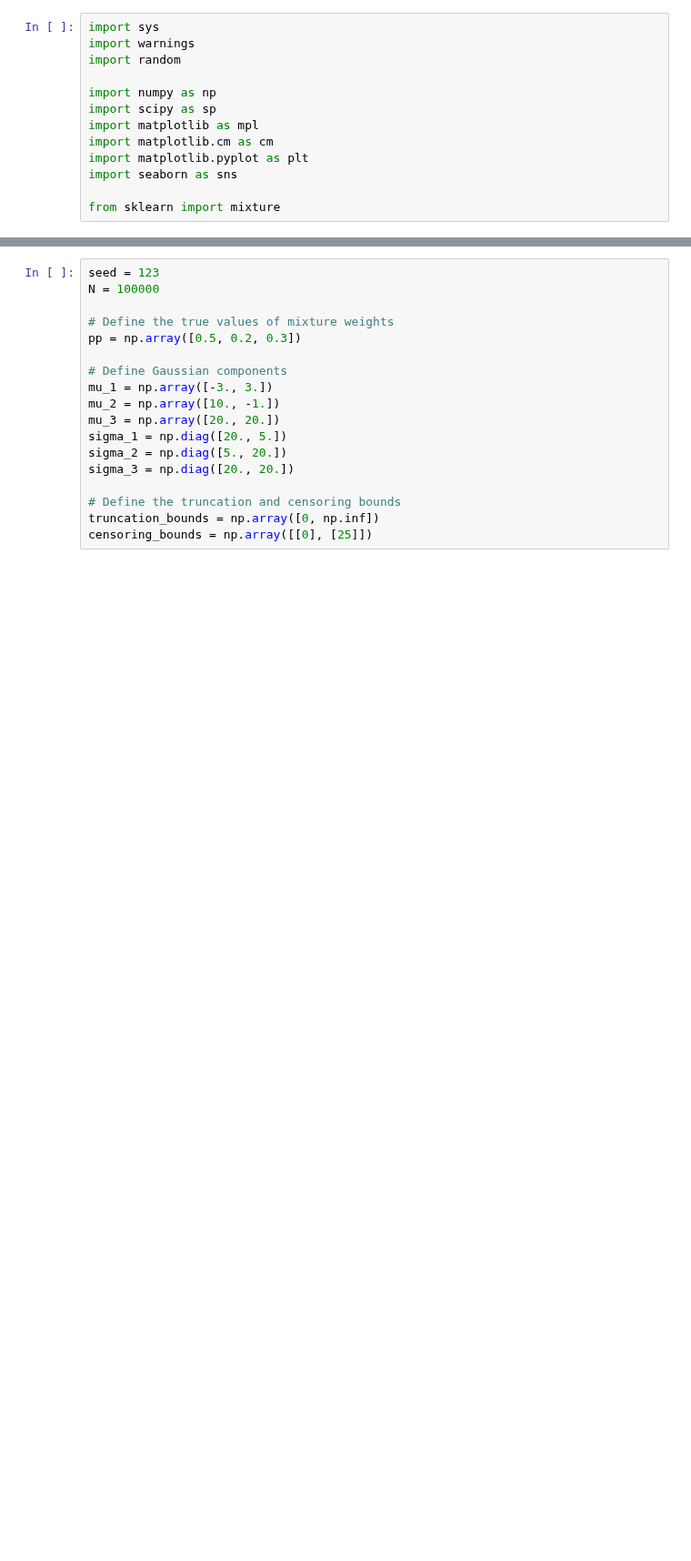
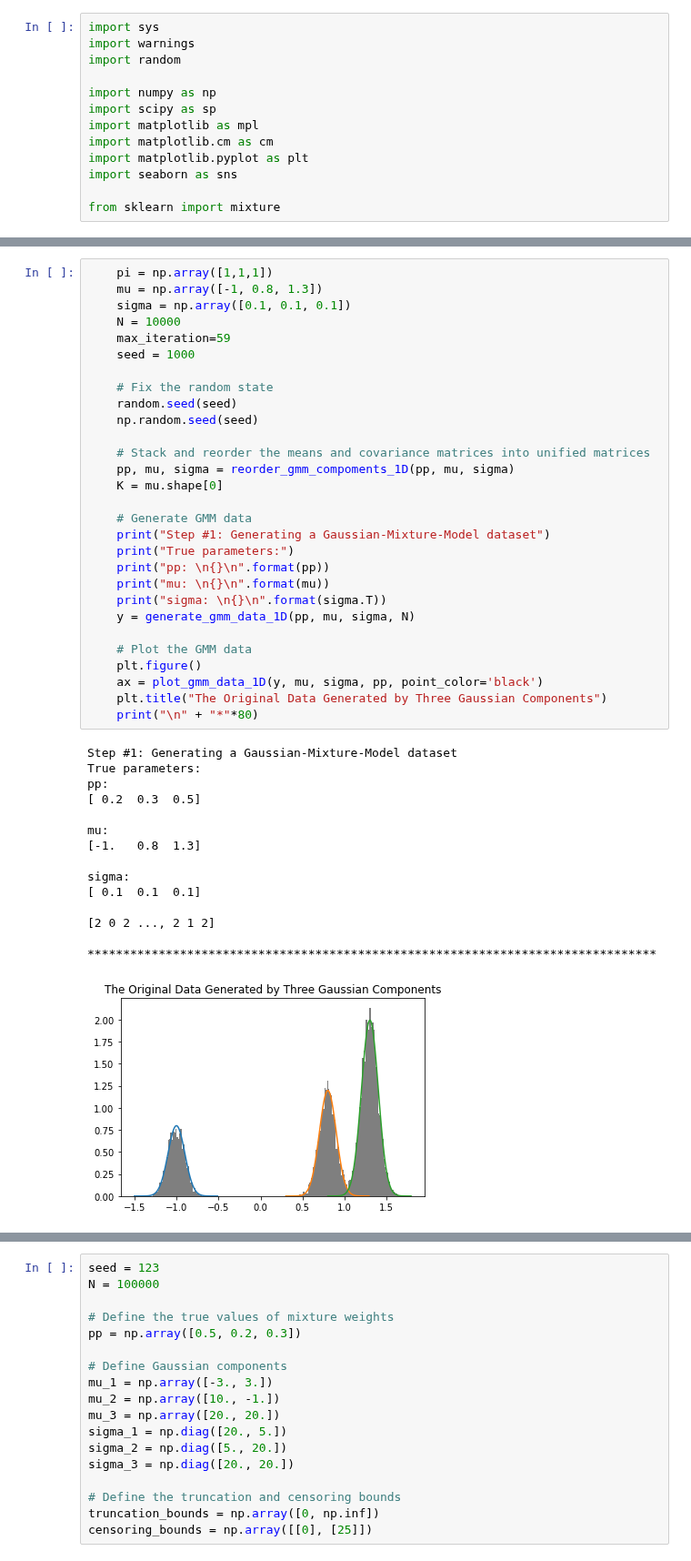
Before and after one commit to Hoseung/astroBF, a Jupyter notebook: notebooks/Lee_n_Scott2012_by_Tranbahien.ipynb, the cells around one changed output, grey strips where cells are left out. Shown at 91% size. Cells and saved outputs as stored; diff of their text form; blank space fills up the shorter version.

```diff
--- a/notebooks/Lee_n_Scott2012_by_Tranbahien.ipynb
+++ b/notebooks/Lee_n_Scott2012_by_Tranbahien.ipynb
@@ -130,0 +334,45 @@ Step #7: Showing the plots
+# %%
+    pi = np.array([1,1,1])
+    mu = np.array([-1, 0.8, 1.3])
+    sigma = np.array([0.1, 0.1, 0.1])
+    N = 10000
+    max_iteration=59
+    seed = 1000
+
+    # Fix the random state
+    random.seed(seed)
+    np.random.seed(seed)
+
+    # Stack and reorder the means and covariance matrices into unified matrices
+    pp, mu, sigma = reorder_gmm_compoments_1D(pp, mu, sigma)
+    K = mu.shape[0]
+
+    # Generate GMM data
+    print("Step #1: Generating a Gaussian-Mixture-Model dataset")
+    print("True parameters:")
+    print("pp: \n{}\n".format(pp))
+    print("mu: \n{}\n".format(mu))
+    print("sigma: \n{}\n".format(sigma.T))
+    y = generate_gmm_data_1D(pp, mu, sigma, N)
+
+    # Plot the GMM data
+    plt.figure()
+    ax = plot_gmm_data_1D(y, mu, sigma, pp, point_color='black')
+    plt.title("The Original Data Generated by Three Gaussian Components")
+    print("\n" + "*"*80)
+# %% [output]
+Step #1: Generating a Gaussian-Mixture-Model dataset
+True parameters:
+pp:
+[ 0.2  0.3  0.5]
+
+mu:
+[-1.   0.8  1.3]
+
+sigma:
+[ 0.1  0.1  0.1]
+
+[2 0 2 ..., 2 1 2]
+
+********************************************************************************
+[figure, added]
```
Also changed, not shown: parts of 14 cells of this notebook, 2 other files.
